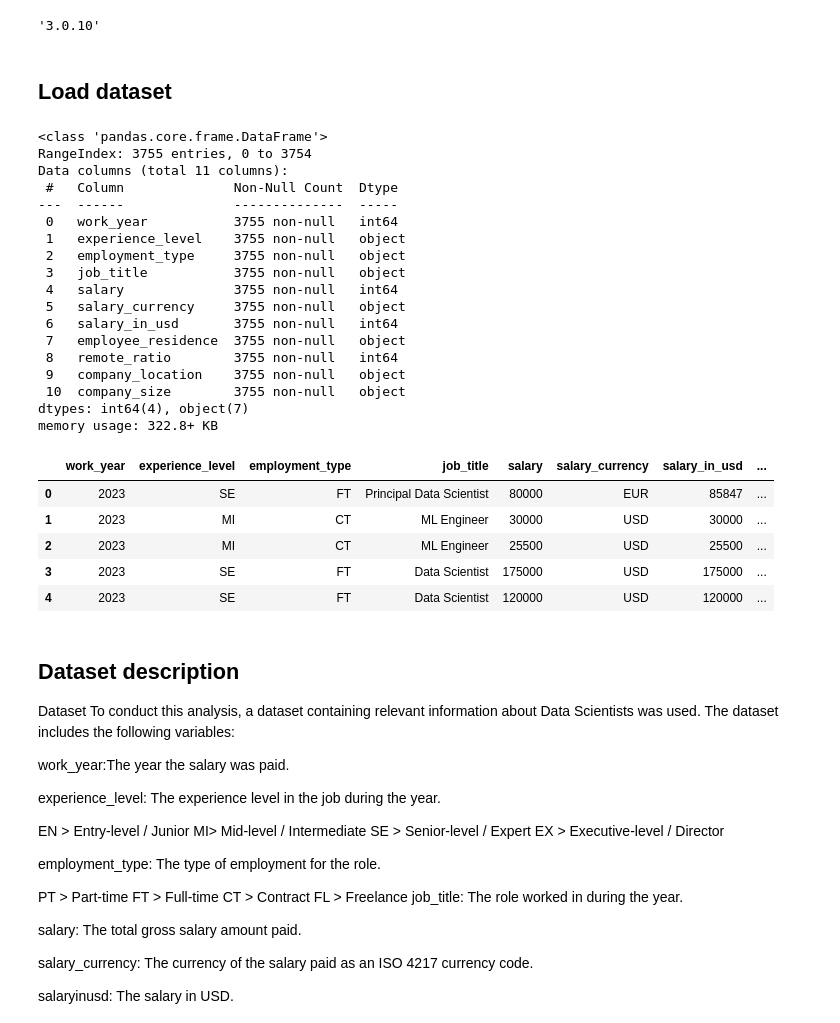
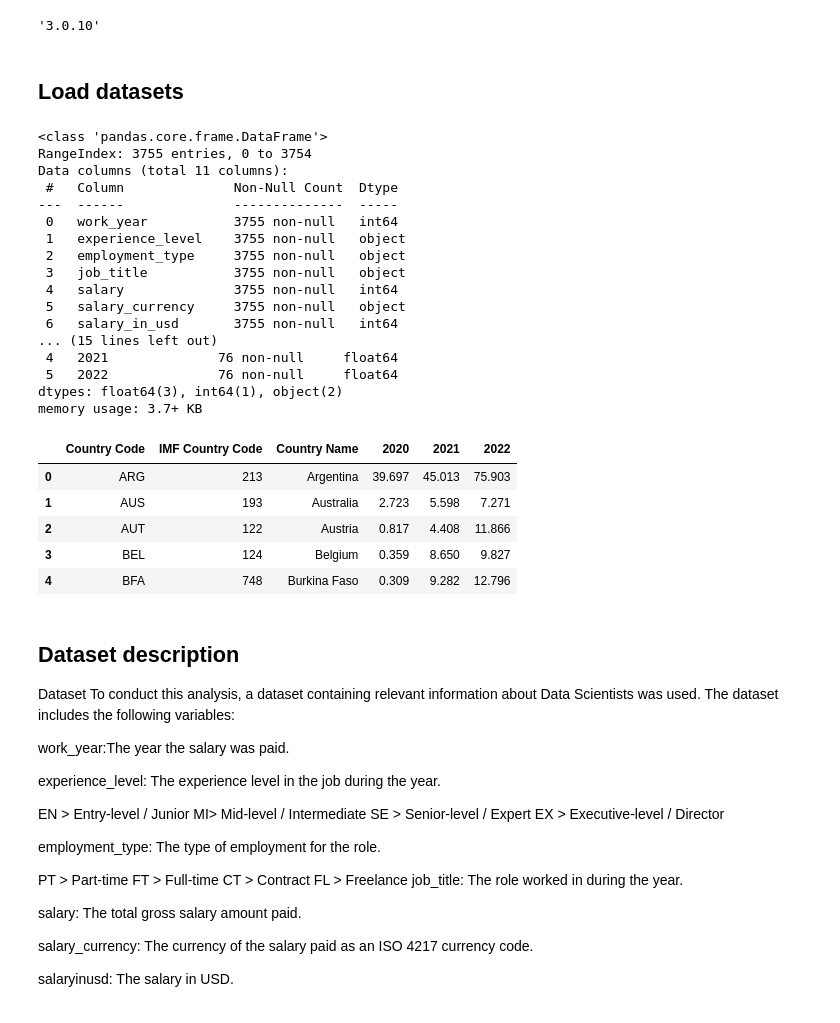
Before and after one commit to rvewebs/ds_salary, a Jupyter notebook: ds_salary.ipynb, the cells around one changed output. Cells and saved outputs as stored; diff of their text form; code cells hidden in the pictures.

Commit message:
import inflation rates by country and year

```diff
--- a/ds_salary.ipynb
+++ b/ds_salary.ipynb
@@ -94,36 +105,38 @@ openpyxl.__version__
 # %% [output]
 '3.0.10'
 # %% [markdown]
-## Load dataset
+## Load datasets
-# %%
-df = pd.read_csv(path_to_dataset)
-df.info()
-df.head()
-# %% [output]
-<class 'pandas.core.frame.DataFrame'>
-RangeIndex: 3755 entries, 0 to 3754
-Data columns (total 11 columns):
- #   Column              Non-Null Count  Dtype
----  ------              --------------  -----
- 0   work_year           3755 non-null   int64
- 1   experience_level    3755 non-null   object
- 2   employment_type     3755 non-null   object
- 3   job_title           3755 non-null   object
- 4   salary              3755 non-null   int64
- 5   salary_currency     3755 non-null   object
- 6   salary_in_usd       3755 non-null   int64
- 7   employee_residence  3755 non-null   object
- 8   remote_ratio        3755 non-null   int64
- 9   company_location    3755 non-null   object
- 10  company_size        3755 non-null   object
-dtypes: int64(4), object(7)
-memory usage: 322.8+ KB
-|  | work_year | experience_level | employment_type | job_title | salary | salary_currency | salary_in_usd | ... |
-| 0 | 2023 | SE | FT | Principal Data Scientist | 80000 | EUR | 85847 | ... |
-| 1 | 2023 | MI | CT | ML Engineer | 30000 | USD | 30000 | ... |
-| 2 | 2023 | MI | CT | ML Engineer | 25500 | USD | 25500 | ... |
-| 3 | 2023 | SE | FT | Data Scientist | 175000 | USD | 175000 | ... |
-| 4 | 2023 | SE | FT | Data Scientist | 120000 | USD | 120000 | ... |
+# %%
+df_sal = pd.read_csv(path_to_salary_dataset)
+df_inf = pd.read_excel(path_to_inflation_dataset)
+df_sal.info()
+df_sal.head()
+df_inf.info()
+df_inf.head()
+# %% [output]
+<class 'pandas.core.frame.DataFrame'>
+RangeIndex: 3755 entries, 0 to 3754
+Data columns (total 11 columns):
+ #   Column              Non-Null Count  Dtype
+---  ------              --------------  -----
+ 0   work_year           3755 non-null   int64
+ 1   experience_level    3755 non-null   object
+ 2   employment_type     3755 non-null   object
+ 3   job_title           3755 non-null   object
+ 4   salary              3755 non-null   int64
+ 5   salary_currency     3755 non-null   object
+ 6   salary_in_usd       3755 non-null   int64
+... (15 lines left out)
+ 4   2021              76 non-null     float64
+ 5   2022              76 non-null     float64
+dtypes: float64(3), int64(1), object(2)
+memory usage: 3.7+ KB
+|  | Country Code | IMF Country Code | Country Name | 2020 | 2021 | 2022 |
+| 0 | ARG | 213 | Argentina | 39.697 | 45.013 | 75.903 |
+| 1 | AUS | 193 | Australia | 2.723 | 5.598 | 7.271 |
+| 2 | AUT | 122 | Austria | 0.817 | 4.408 | 11.866 |
+| 3 | BEL | 124 | Belgium | 0.359 | 8.650 | 9.827 |
+| 4 | BFA | 748 | Burkina Faso | 0.309 | 9.282 | 12.796 |
 # %% [markdown]
 ## Dataset description
 
```
Also changed, not shown: parts of 2 cells of this notebook.
